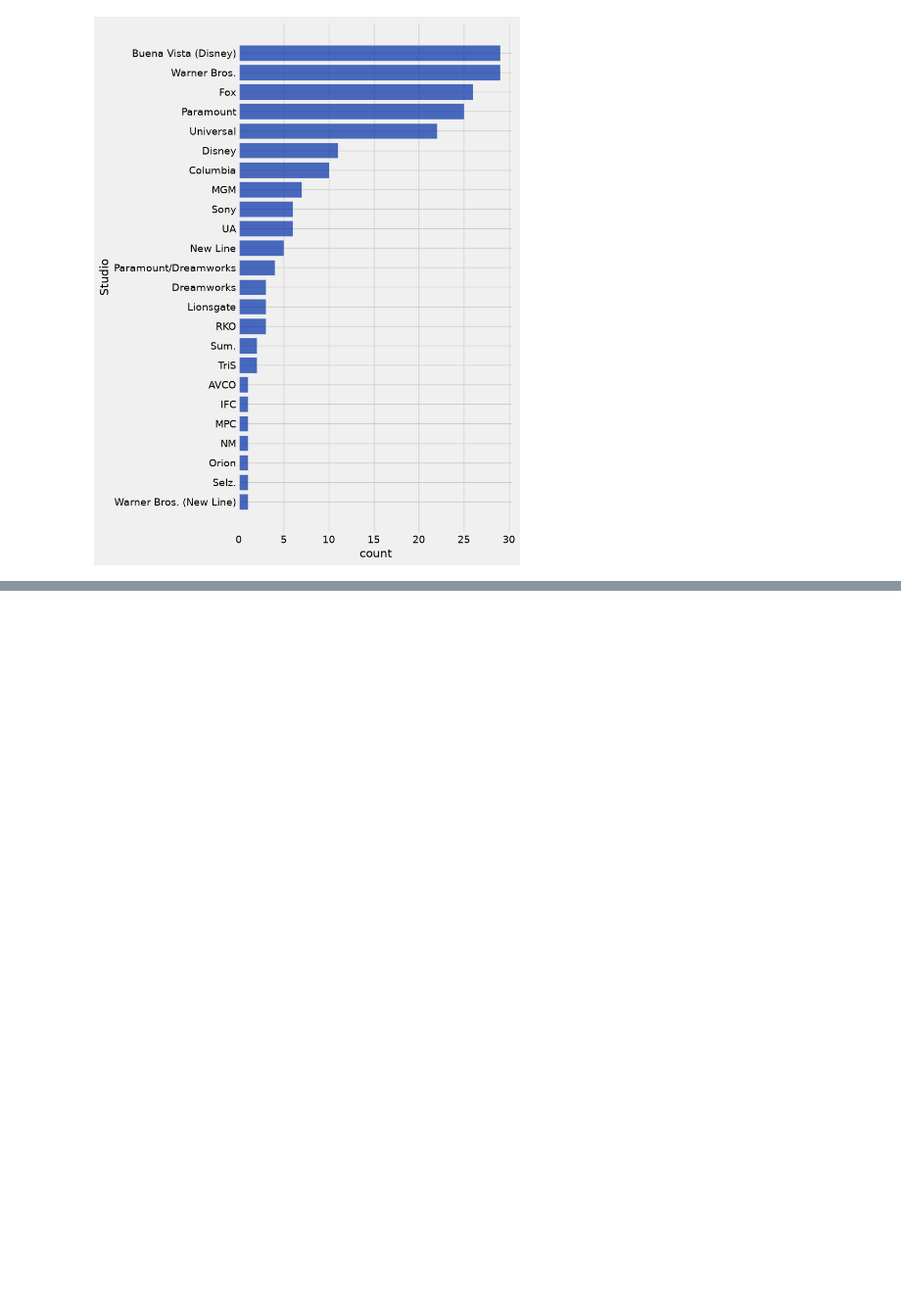
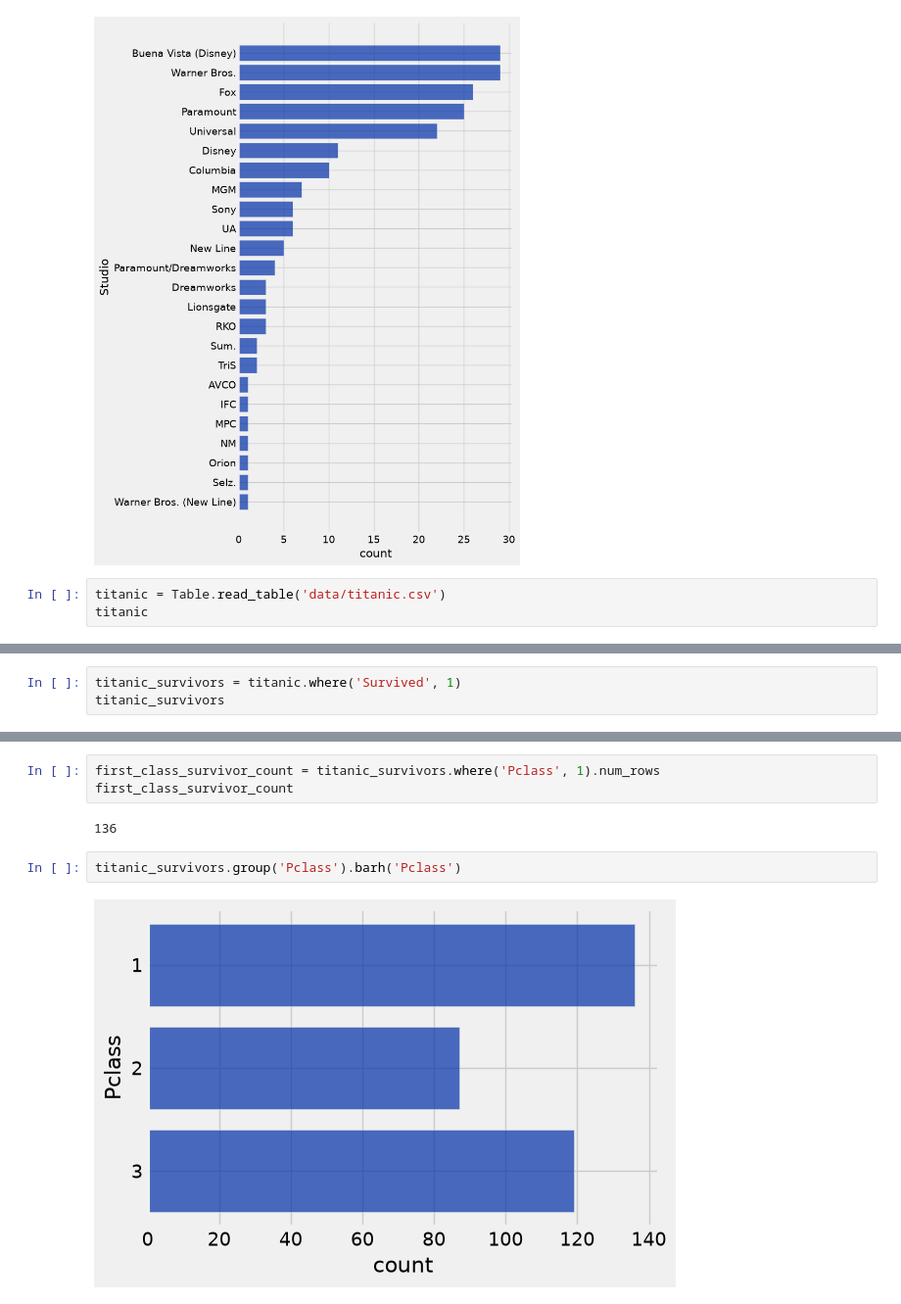
Before and after one commit to lawtonsclass/f26-code-from-class, a Jupyter notebook: data8/ch07.ipynb, the cells around one changed output, grey strips where cells are left out. Shown at 98% size. Drawn from its saved outputs; the diff is of its cells as text; blank space fills up the shorter version.

```diff
--- a/data8/ch07.ipynb
+++ b/data8/ch07.ipynb
@@ -210,3 +210,6 @@ studio_distribution
 studio_distribution.sort('count', descending=True).barh('Studio')
 # %% [output]
 [figure]
+# %%
+titanic = Table.read_table('data/titanic.csv')
+titanic
@@ -212,0 +229,3 @@ studio_distribution.sort('count', descending=True).barh('Studio')
+# %%
+titanic_survivors = titanic.where('Survived', 1)
+titanic_survivors
@@ -212,0 +245,9 @@ studio_distribution.sort('count', descending=True).barh('Studio')
+# %%
+first_class_survivor_count = titanic_survivors.where('Pclass', 1).num_rows
+first_class_survivor_count
+# %% [output]
+136
+# %%
+titanic_survivors.group('Pclass').barh('Pclass')
+# %% [output]
+[figure, added]
```
Also changed, not shown: parts of 17 cells of this notebook.
